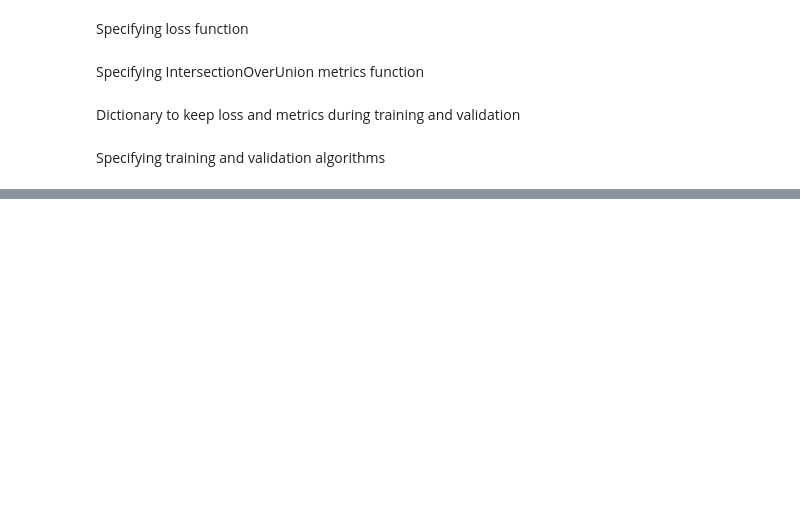
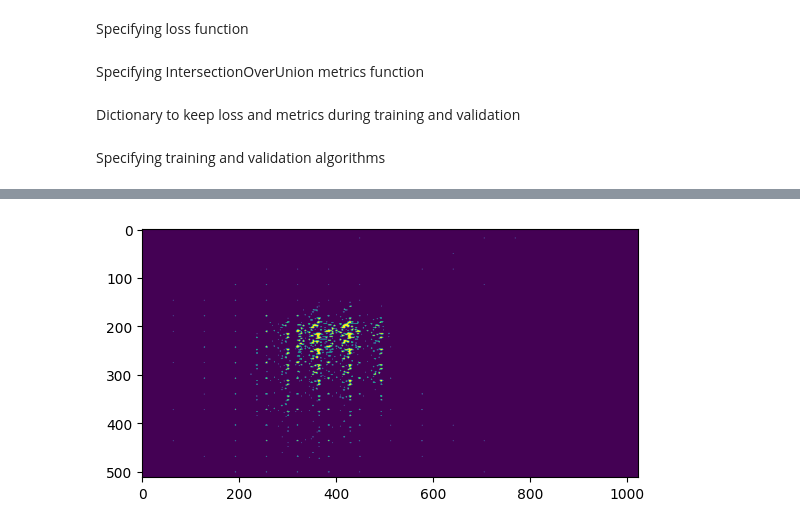
Before and after one commit to DevDenus/TESTImageSegmentation, a Jupyter notebook: image_segmentation.ipynb, the cells around one changed output, grey strips where cells are left out. Drawn from its saved outputs; the diff is of its cells as text; code cells hidden in the pictures; blank space fills up the shorter version.

```diff
--- a/image_segmentation.ipynb
+++ b/image_segmentation.ipynb
@@ -185,7 +185,7 @@ val_dataloader = DataLoader(val_ds, BATCH_SIZE, shuffle=True, collate_fn=collate
 # %% [markdown]
 Using Swin Transformer architecture neural network
 # %%
-model = SwinTransformer(NUM_CLASSES, 48).to(device)
+model = SwinTransformer(NUM_CLASSES, 64).to(device)
 torchsummary.summary(model, (512, 1024, 3), batch_size=BATCH_SIZE, device=str(device))
 # %% [output]
 ----------------------------------------------------------------
@@ -343,0 +378,11 @@ Training epoch: 1/100
+# %%
+model.eval()
+torch.cuda.empty_cache()
+softmax = nn.Softmax(dim=-1)
+with torch.no_grad():
+    example = torch.Tensor(np.array([val_ds[5][0]])).to(device)
+    pred = model(example)
+    pred = pred.cpu()
+    plt.imshow(mask_from_pred(pred[0]))
+# %% [output]
+[figure, added]
```
Also changed, not shown: parts of 10 cells of this notebook, 4 other files.
